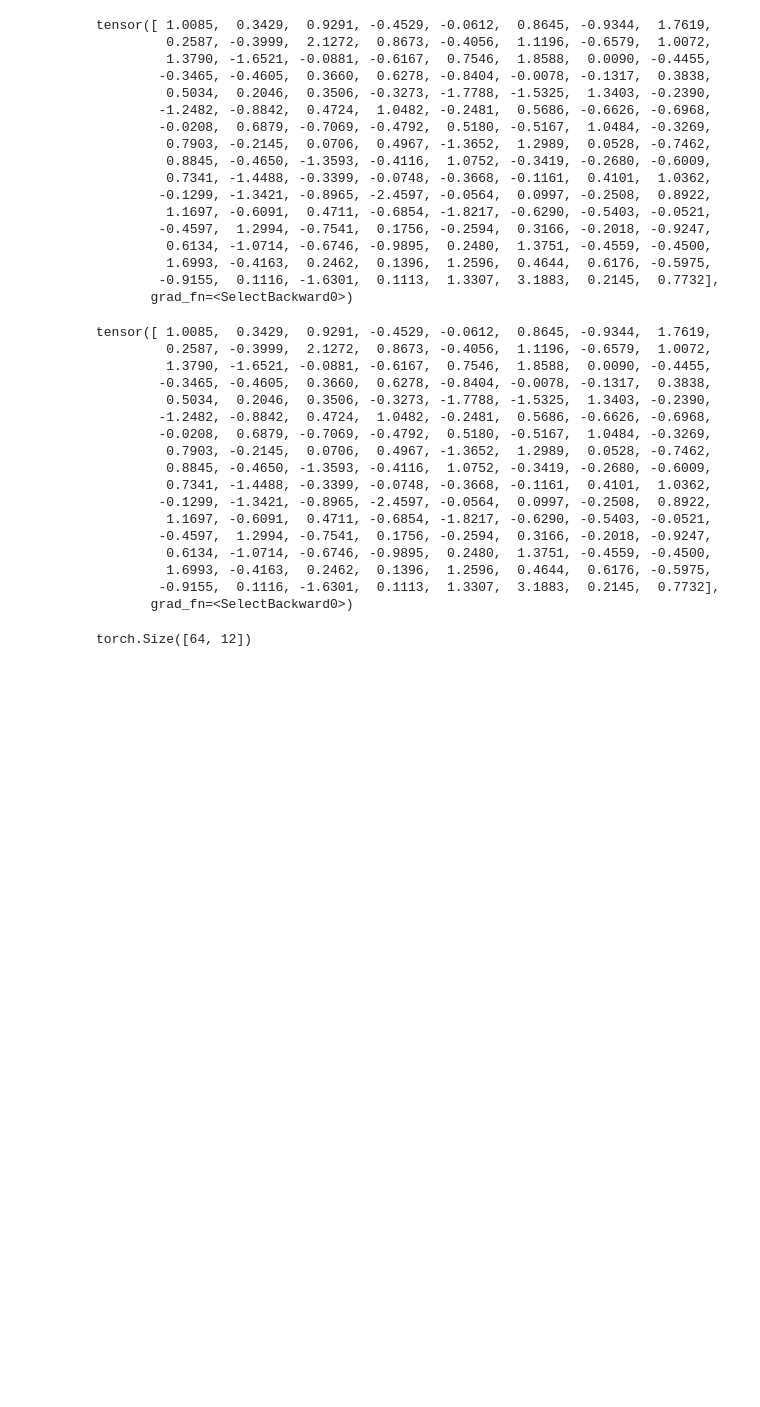
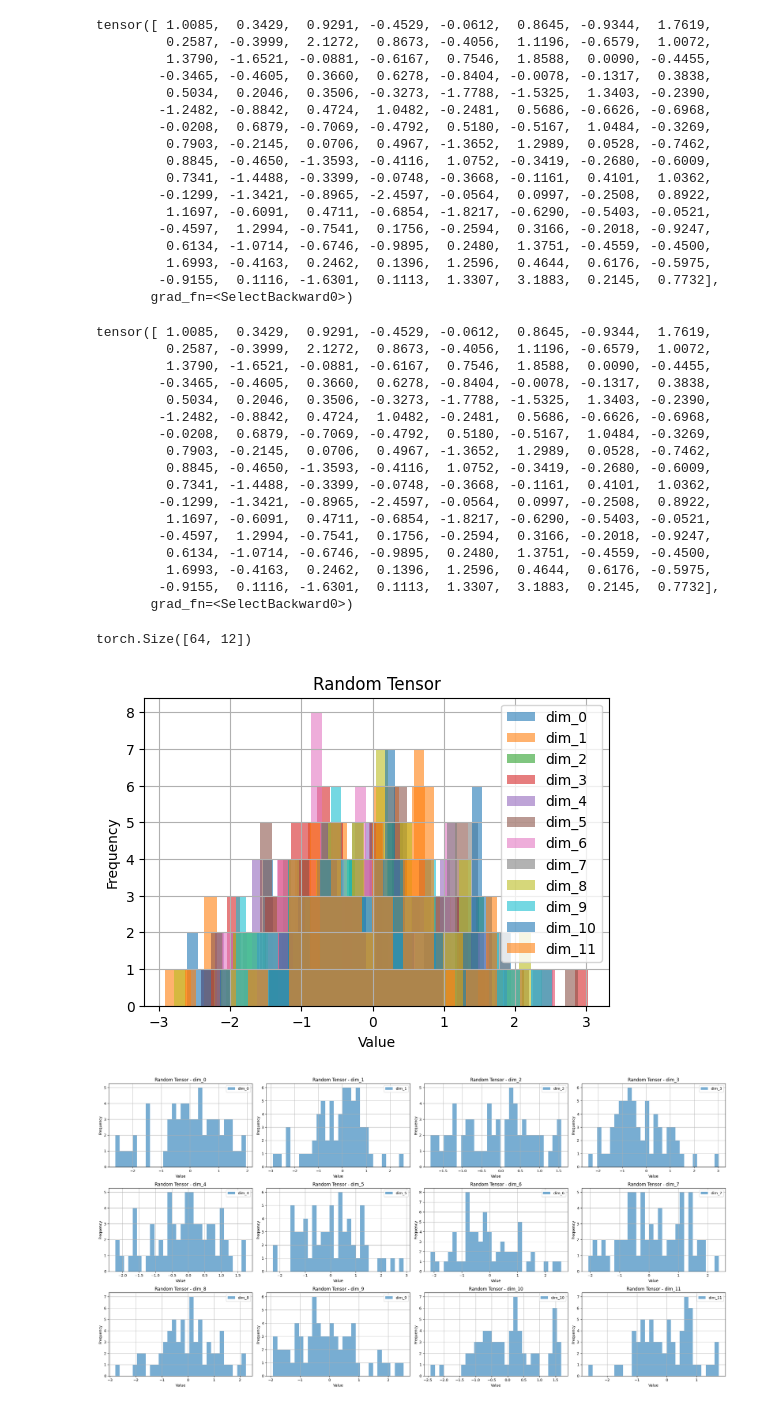
Before and after one commit to Anonymous-Sup/CVAE, a Jupyter notebook: play_test.ipynb, the cells around one changed output. Saved outputs shown, nothing was run; the diff lists cells and outputs as text; code cells hidden in the pictures; blank space fills up the shorter version.

Commit message:
update plot

```diff
--- a/play_test.ipynb
+++ b/play_test.ipynb
@@ -66,3 +66,74 @@ result = torch.cat(tensor_list, dim=1)
 print(result.shape)  # Output: torch.Size([64, 12])
 # %% [output]
 torch.Size([64, 12])
+# %%
+import torch
+import matplotlib.pyplot as plt
+import math
+
+def plot_pair(tensor, title):
+
+    # 创建一个图像对象
+    fig, ax = plt.subplots(figsize=(6, 4))
+
+    # 在这个图像对象上绘制直方图
+    for i in range(tensor.size(1)):
+        ax.hist(tensor[:,i].detach().cpu().numpy().flatten(), bins=30, alpha=0.6, label="dim_{}".format(i))
+    ax.set_title(title)
+    ax.set_xlabel('Value')
+    ax.set_ylabel('Frequency')
+    ax.grid(True)
+    ax.legend()
+
+    plt.show()
+    # 保存图像到一个缓冲区
+    # plt.savefig("temp_plot.png", format='png')
+    # run["train/histograms/{}".format(title)].append(fig)
+    # 关闭plt，避免重复显示图像
+    plt.close(fig)
+
+# 创建一个随机张量
+tensor = torch.randn(64, 12)
+plot_pair(tensor, "Random Tensor")
+
+
+def plot_pair_seperate(tensor, title):
+    # Calculate the number of rows and columns for the subplots
+    num_dims = tensor.size(1)
+    num_cols = 4
+    num_rows = math.ceil(num_dims / num_cols)
+
+    # Create a new figure and subplots
+    fig, axs = plt.subplots(num_rows, num_cols, figsize=(6 * num_cols, 4 * num_rows))
+
+    # Flatten the axes array to make iterating over it easier
+    axs = axs.flatten()
+
+    # Iterate over each dimension in the second axis of the tensor
+    for i in range(num_dims):
+        # Plot the histogram for the current dimension on the corresponding subplot
+        axs[i].hist(tensor[:,i].detach().cpu().numpy().flatten(), bins=30, alpha=0.6, label="dim_{}".format(i))
+        axs[i].set_title("{} - dim_{}".format(title, i))
+        axs[i].set_xlabel('Value')
+        axs[i].set_ylabel('Frequency')
+        axs[i].grid(True)
+        axs[i].legend()
+
+    # Remove any unused subplots
+    for i in range(num_dims, num_rows * num_cols):
+        fig.delaxes(axs[i])
+
+    # Show the plot
+    plt.tight_layout()
+    plt.show()
+
+    # Save the figure to a file
+    # fig.savefig("plot.png", format='png')
+
+    # Close the figure to free up memory
+    plt.close(fig)
+
+plot_pair_seperate(tensor, "Random Tensor")
+# %% [output]
+[figure, added]
+[figure, added]
```
Also changed, not shown: parts of 1 cell of this notebook, 3 other files.
